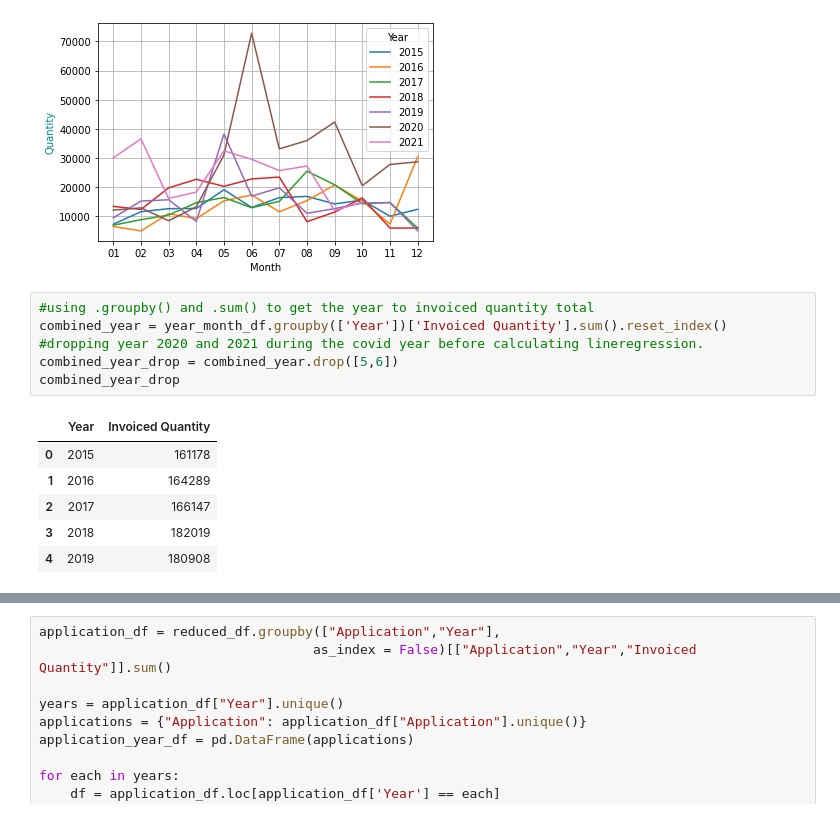
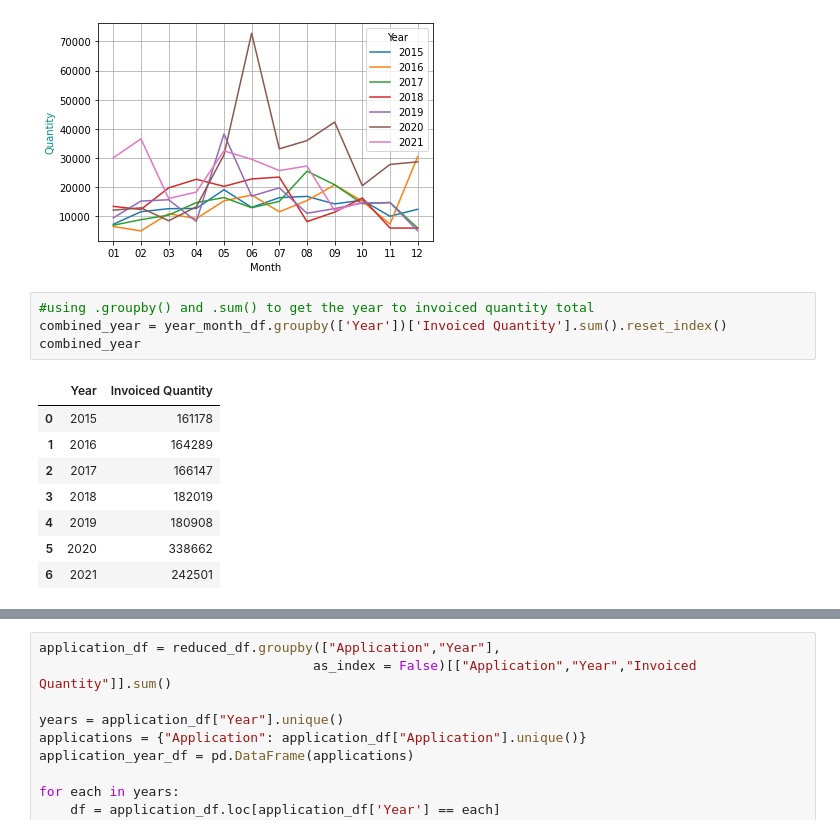
Before and after one commit to 2Delta/GT-Coding-Boot-Camp_Project-1, a Jupyter notebook: Project_01_BicycleSales_01.ipynb, the cells around one changed output, grey strips where cells are left out. Cells and saved outputs as stored; diff of their text form.

```diff
--- a/Project_01_BicycleSales_01.ipynb
+++ b/Project_01_BicycleSales_01.ipynb
@@ -175,13 +175,13 @@ plt.show()
 # %%
 #using .groupby() and .sum() to get the year to invoiced quantity total
 combined_year = year_month_df.groupby(['Year'])['Invoiced Quantity'].sum().reset_index()
-#dropping year 2020 and 2021 during the covid year before calculating lineregression.
-combined_year_drop = combined_year.drop([5,6])
-combined_year_drop
+combined_year
 # %% [output]
 |  | Year | Invoiced Quantity |
 | 0 | 2015 | 161178 |
 | 1 | 2016 | 164289 |
 | 2 | 2017 | 166147 |
 | 3 | 2018 | 182019 |
 | 4 | 2019 | 180908 |
+| 5 | 2020 | 338662 |
+| 6 | 2021 | 242501 |
```
Also changed, not shown: parts of 3 cells of this notebook.
